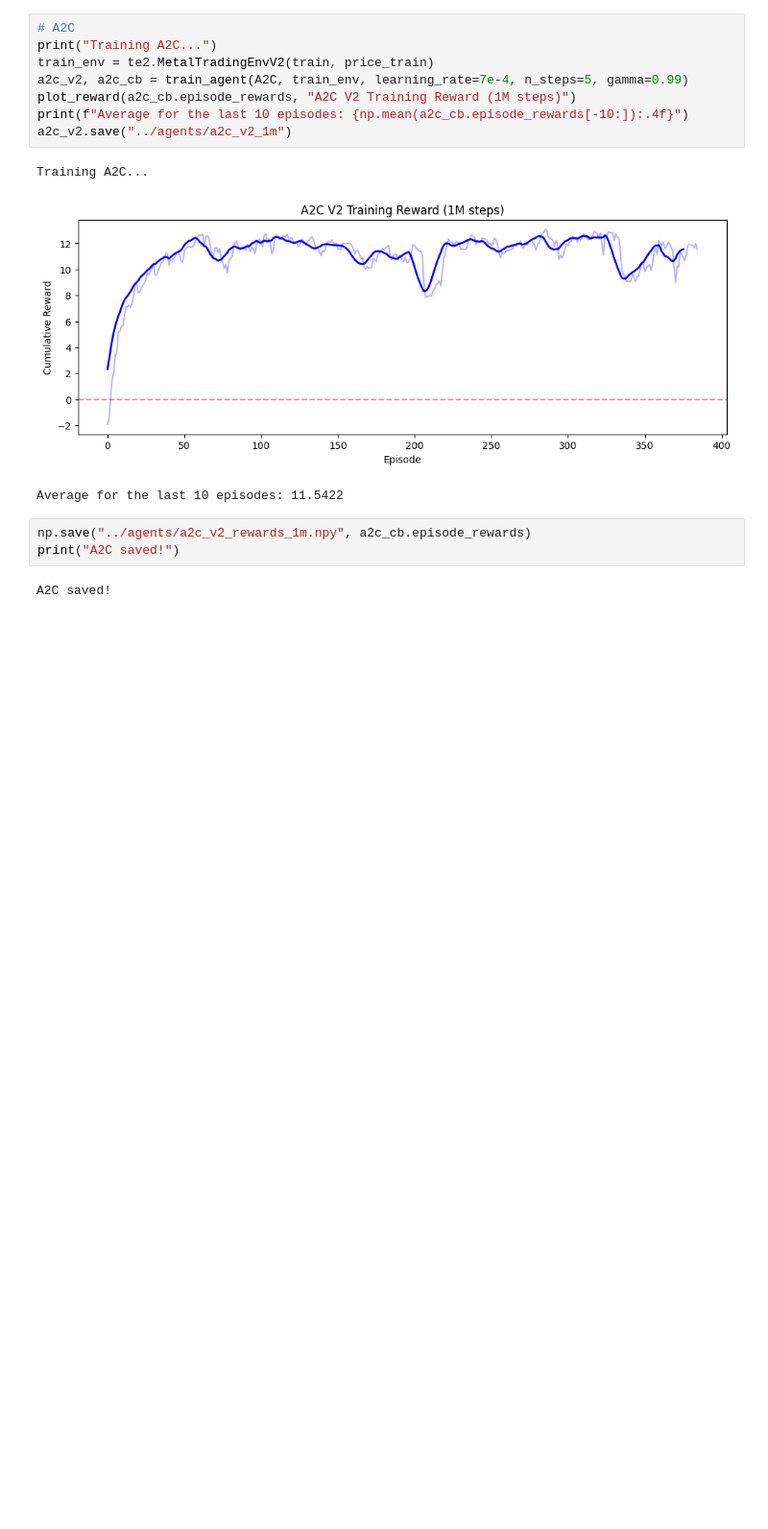
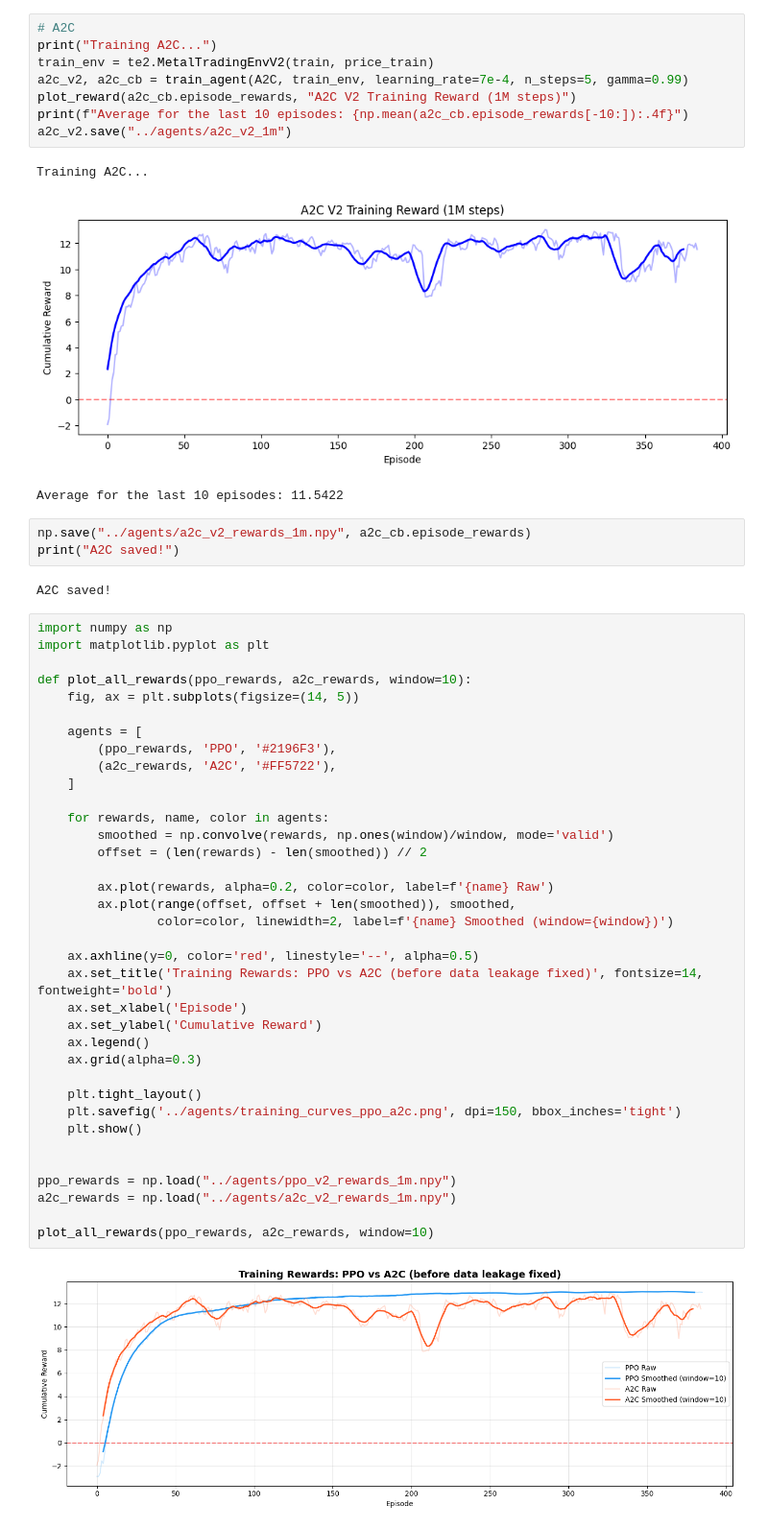
Before and after one commit to blackcatyu/DRL-for-Portfolio-Allocation, a Jupyter notebook: notebooks/07_train_restep.ipynb, the cells around one changed output. Shown at 96% size. Cells and saved outputs as stored; diff of their text form; blank space fills up the shorter version.

Commit message:
add visualization

```diff
--- a/notebooks/07_train_restep.ipynb
+++ b/notebooks/07_train_restep.ipynb
@@ -117,3 +117,41 @@ np.save("../agents/a2c_v2_rewards_1m.npy", a2c_cb.episode_rewards)
 print("A2C saved!")
 # %% [output]
 A2C saved!
+# %%
+import numpy as np
+import matplotlib.pyplot as plt
+
+def plot_all_rewards(ppo_rewards, a2c_rewards, window=10):
+    fig, ax = plt.subplots(figsize=(14, 5))
+
+    agents = [
+        (ppo_rewards, 'PPO', '#2196F3'),
+        (a2c_rewards, 'A2C', '#FF5722'),
+    ]
+
+    for rewards, name, color in agents:
+        smoothed = np.convolve(rewards, np.ones(window)/window, mode='valid')
+        offset = (len(rewards) - len(smoothed)) // 2
+
+        ax.plot(rewards, alpha=0.2, color=color, label=f'{name} Raw')
+        ax.plot(range(offset, offset + len(smoothed)), smoothed,
+                color=color, linewidth=2, label=f'{name} Smoothed (window={window})')
+
+    ax.axhline(y=0, color='red', linestyle='--', alpha=0.5)
+    ax.set_title('Training Rewards: PPO vs A2C (before data leakage fixed)', fontsize=14, fontweight='bold')
+    ax.set_xlabel('Episode')
+    ax.set_ylabel('Cumulative Reward')
+    ax.legend()
+    ax.grid(alpha=0.3)
+
+    plt.tight_layout()
+    plt.savefig('../agents/training_curves_ppo_a2c.png', dpi=150, bbox_inches='tight')
+    plt.show()
+
+
+ppo_rewards = np.load("../agents/ppo_v2_rewards_1m.npy")
+a2c_rewards = np.load("../agents/a2c_v2_rewards_1m.npy")
+
+plot_all_rewards(ppo_rewards, a2c_rewards, window=10)
+# %% [output]
+[figure, added]
```
Also changed, not shown: 2 other files.
